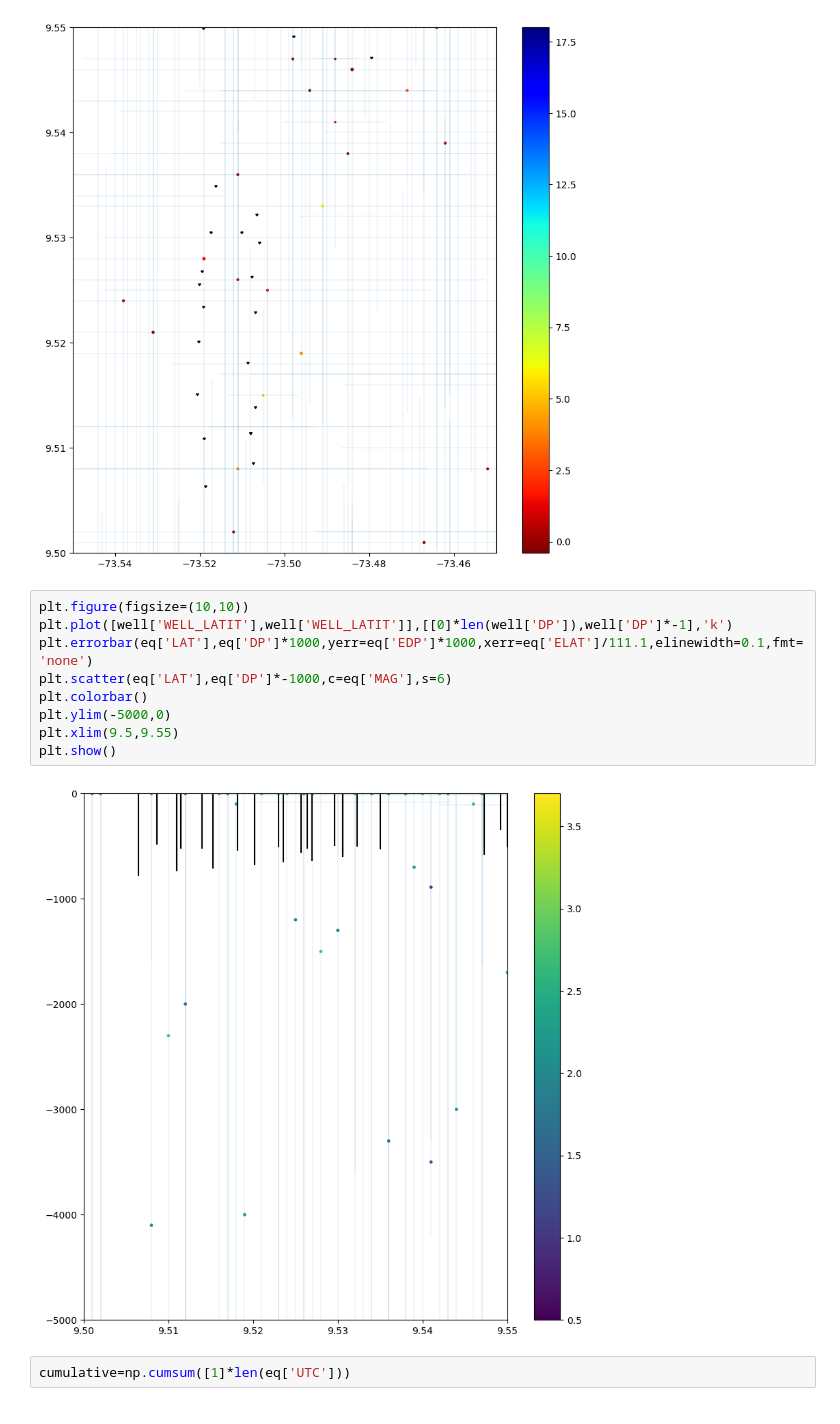
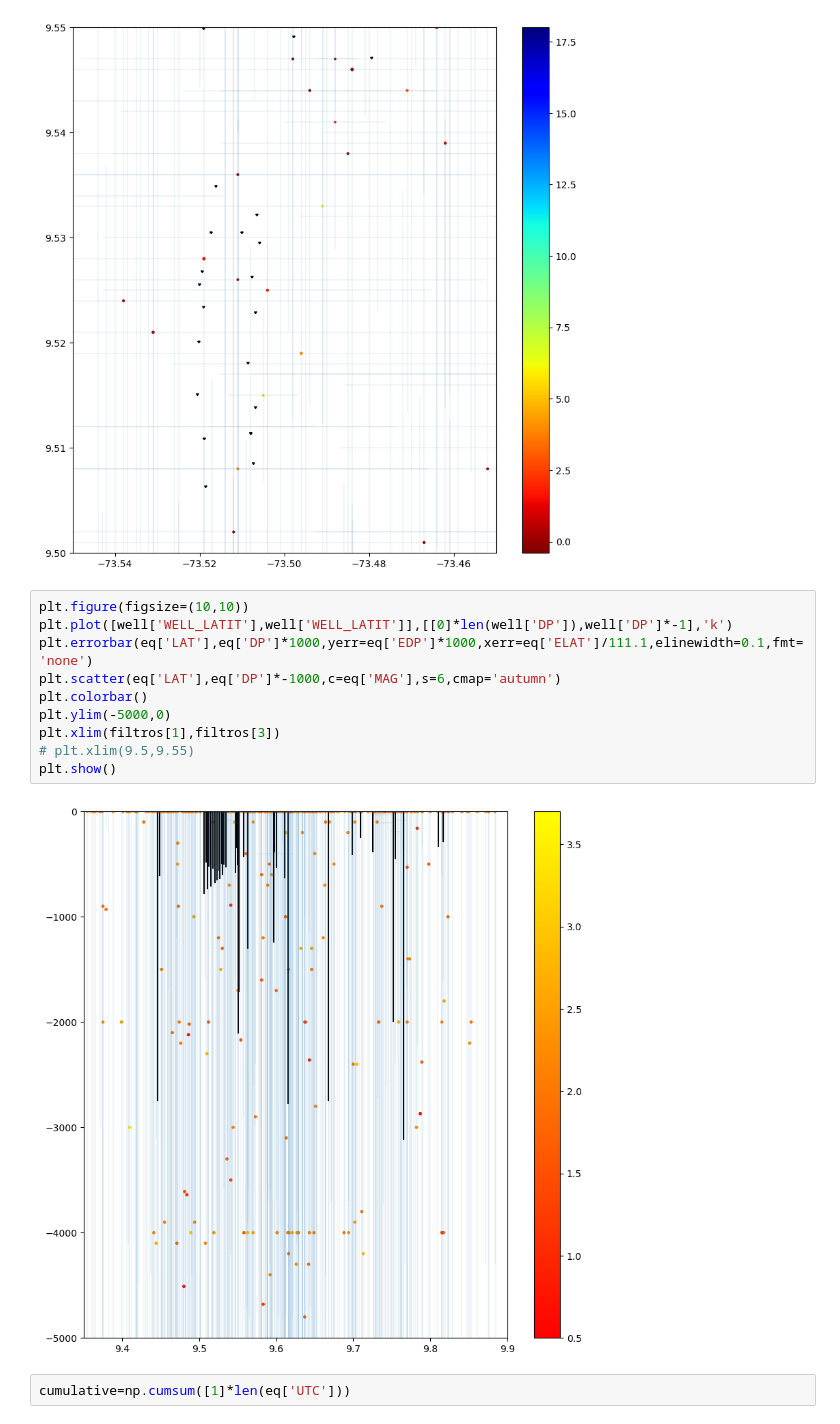
Before and after one commit to AdoringStarling/InducedCross, a Jupyter notebook: exploration.ipynb, the cells around one changed output. Drawn from its saved outputs; the diff is of its cells as text.

```diff
--- a/exploration.ipynb
+++ b/exploration.ipynb
@@ -127,14 +128,15 @@ plt.show()
 # %%
 plt.figure(figsize=(10,10))
 plt.plot([well['WELL_LATIT'],well['WELL_LATIT']],[[0]*len(well['DP']),well['DP']*-1],'k')
 plt.errorbar(eq['LAT'],eq['DP']*1000,yerr=eq['EDP']*1000,xerr=eq['ELAT']/111.1,elinewidth=0.1,fmt='none')
-plt.scatter(eq['LAT'],eq['DP']*-1000,c=eq['MAG'],s=6)
+plt.scatter(eq['LAT'],eq['DP']*-1000,c=eq['MAG'],s=6,cmap='autumn')
 plt.colorbar()
 plt.ylim(-5000,0)
-plt.xlim(9.5,9.55)
+plt.xlim(filtros[1],filtros[3])
+# plt.xlim(9.5,9.55)
 plt.show()
 # %% [output]
-[figure, old version]
+[figure, new version]
 # %%
 cumulative=np.cumsum([1]*len(eq['UTC']))
 # %%
```
Also changed, not shown: parts of 7 cells of this notebook, 2 other files.
